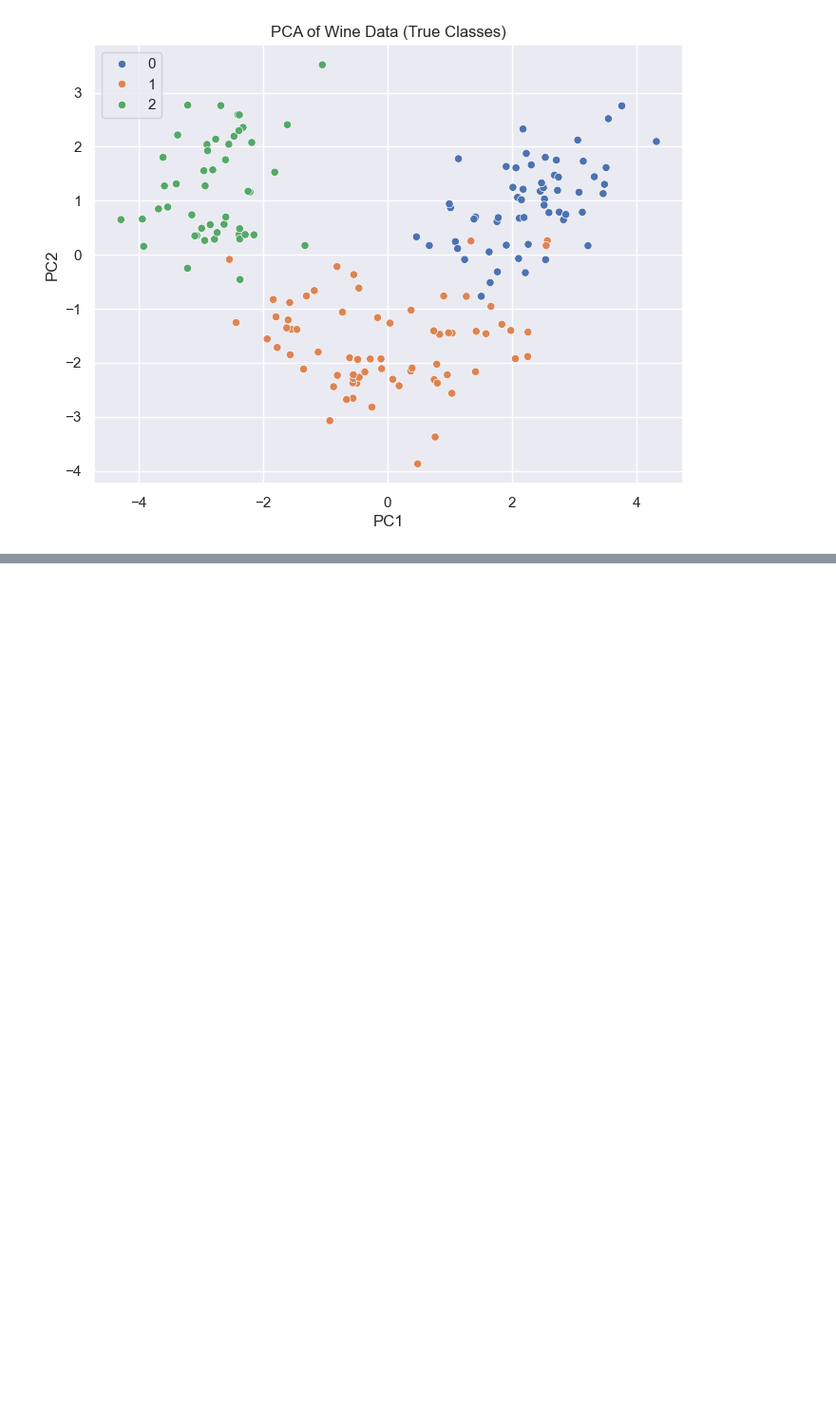
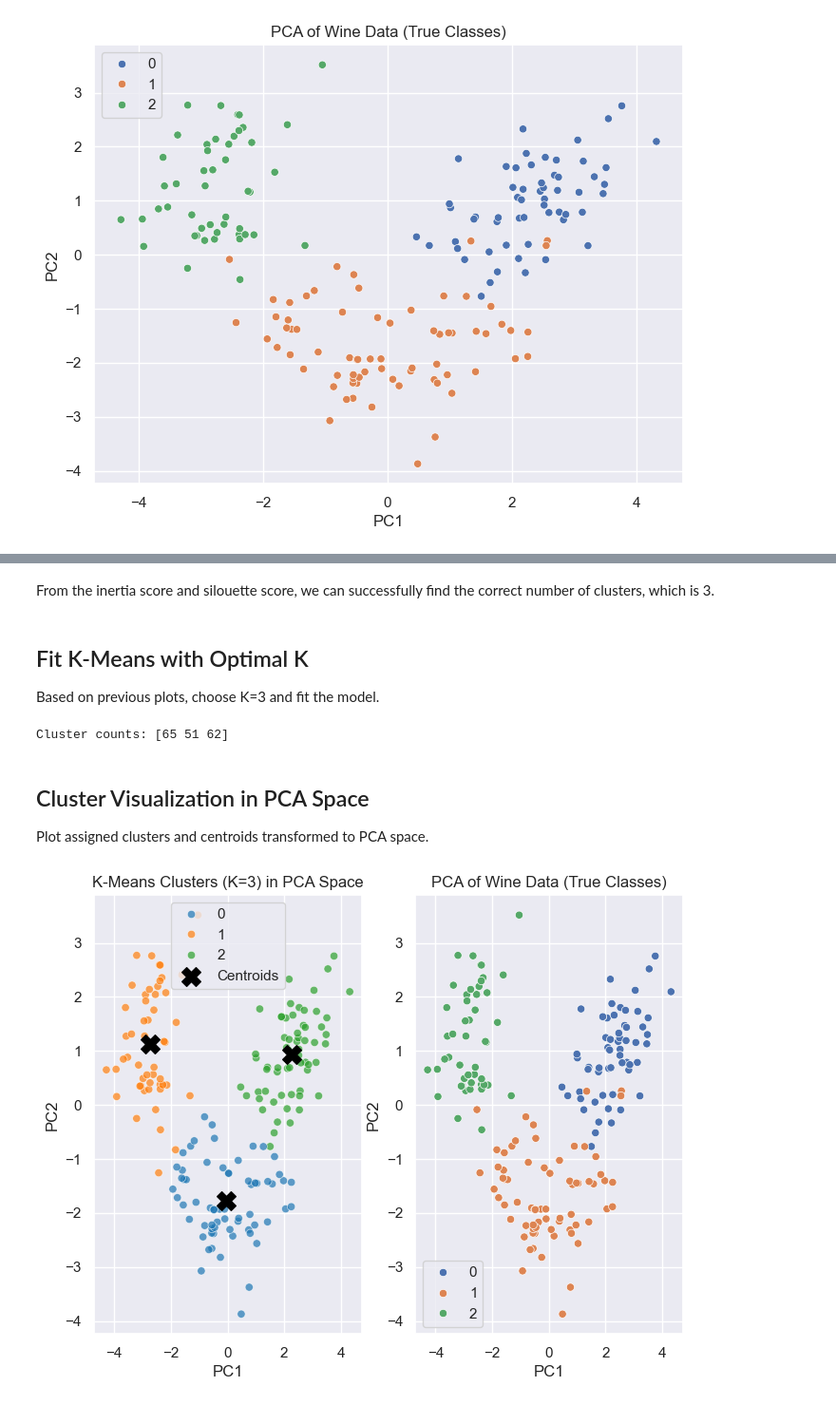
Before and after one commit to t0dd26/CMOR438-Spring-2025, a Jupyter notebook: Unsupervised ML/K_Means_Clustering.ipynb, the cells around one changed output, grey strips where cells are left out. Shown at 95% size. Drawn from its saved outputs; the diff is of its cells as text; code cells hidden in the pictures; blank space fills up the shorter version.

```diff
--- a/Unsupervised ML/K_Means_Clustering.ipynb
+++ b/Unsupervised ML/K_Means_Clustering.ipynb
@@ -65,0 +130,35 @@ Where $\mu_k$ is the centroid of cluster $C_k$.
+# %% [markdown]
+From the inertia score and silouette score, we can successfully find the correct number of clusters, which is 3.
+# %% [markdown]
+## Fit K-Means with Optimal K
+Based on previous plots, choose K=3 and fit the model.
+# %%
+optimal_k = 3
+km_opt = KMeans(n_clusters=optimal_k, random_state=42)
+labels = km_opt.fit_predict(X_scaled)
+print('Cluster counts:', np.bincount(labels))
+# %% [output]
+Cluster counts: [65 51 62]
+# %% [markdown]
+## Cluster Visualization in PCA Space
+Plot assigned clusters and centroids transformed to PCA space.
+# %%
+centroids_pca = pca.transform(km_opt.cluster_centers_)
+plt.figure(figsize=(8,6))
+
+plt.subplot(1, 2, 1)
+sns.scatterplot(x=X_pca[:,0], y=X_pca[:,1], hue=labels, palette='tab10', legend='full', alpha=0.7)
+plt.scatter(centroids_pca[:,0], centroids_pca[:,1], s=200, c='black', marker='X', label='Centroids')
+plt.xlabel('PC1')
+plt.ylabel('PC2')
+plt.title('K-Means Clusters (K=3) in PCA Space')
+plt.legend()
+
+plt.subplot(1, 2, 2)
+sns.scatterplot(x=X_pca[:,0], y=X_pca[:,1], hue=data.target, palette='deep', legend='full')
+plt.xlabel('PC1')
+plt.ylabel('PC2')
+plt.title('PCA of Wine Data (True Classes)')
+plt.show()
+# %% [output]
+[figure, added]
```
Also changed, not shown: parts of 10 cells of this notebook, 14 other files.
